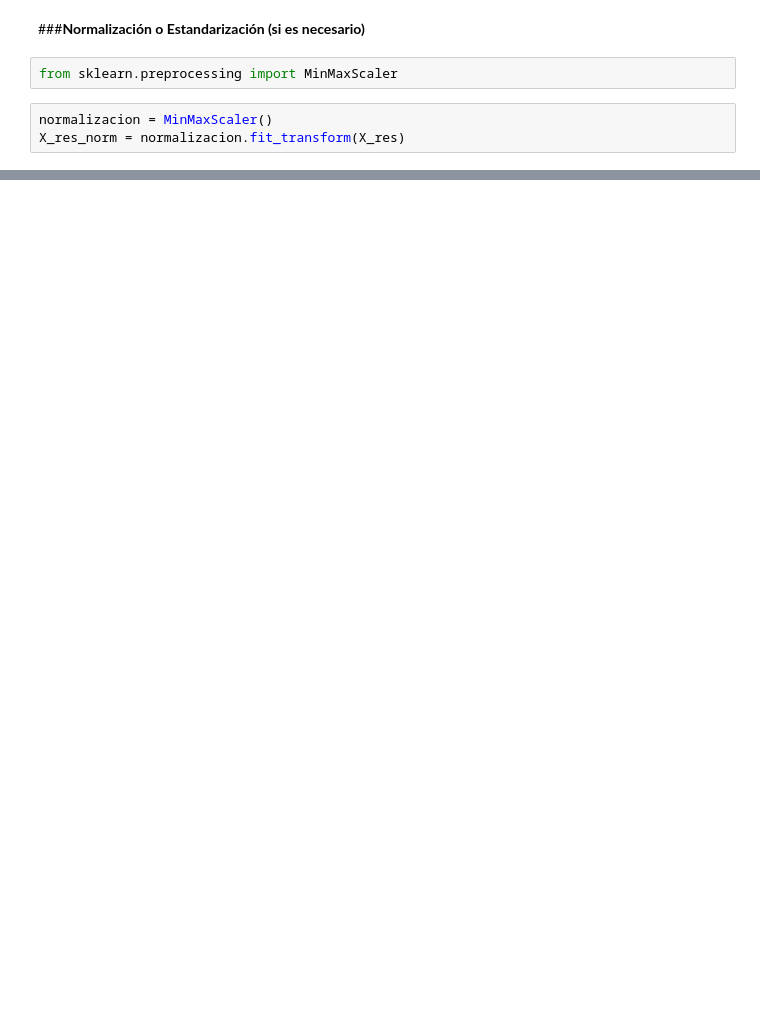
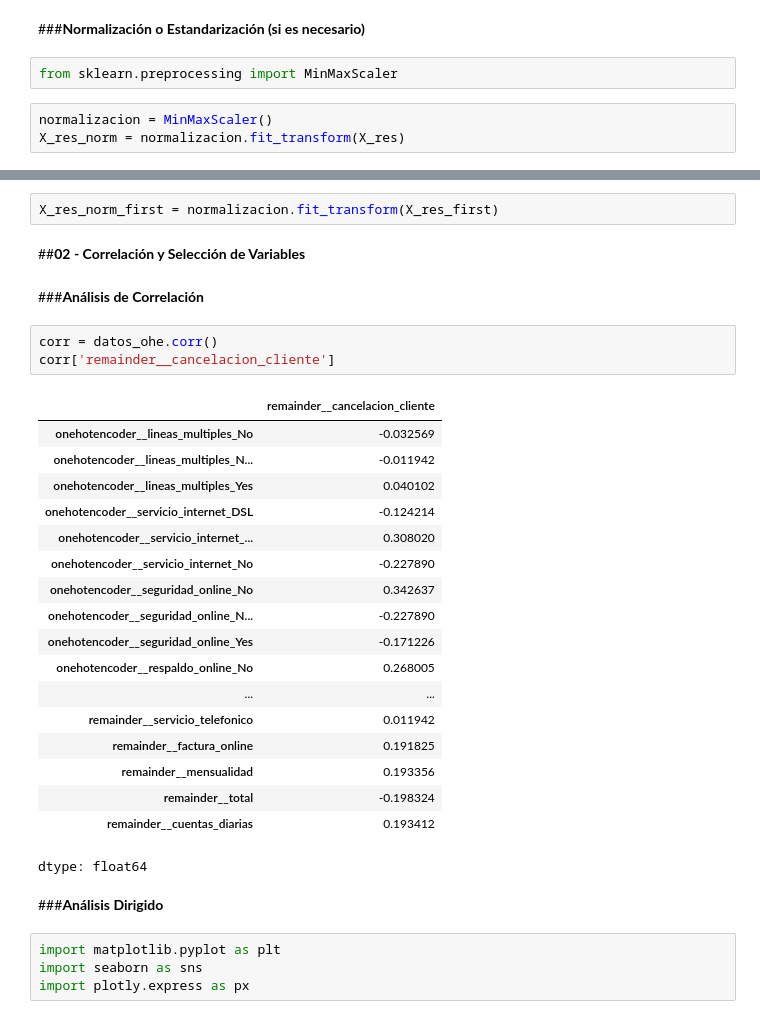
Before and after one commit to SebaDiezV/Challenge_TelecomX_Parte2_AluraLatam, a Jupyter notebook: TelecomX_Parte_2.ipynb, the cells around one changed output, grey strips where cells are left out. Cells and saved outputs as stored; diff of their text form; blank space fills up the shorter version.

```diff
--- a/TelecomX_Parte_2.ipynb
+++ b/TelecomX_Parte_2.ipynb
@@ -218 +277,35 @@ pd.DataFrame(X_res_norm)
 10348 rows × 41 columns
+# %%
+X_res_norm_first = normalizacion.fit_transform(X_res_first)
+# %% [markdown]
+##**02 - Correlación y Selección de Variables**
+# %% [markdown]
+###**Análisis de Correlación**
+# %%
+corr = datos_ohe.corr()
+corr['remainder__cancelacion_cliente']
+# %% [output]
+|  | remainder__cancelacion_cliente |
+| onehotencoder__lineas_multiples_No | -0.032569 |
+| onehotencoder__lineas_multiples_N... | -0.011942 |
+| onehotencoder__lineas_multiples_Yes | 0.040102 |
+| onehotencoder__servicio_internet_DSL | -0.124214 |
+| onehotencoder__servicio_internet_... | 0.308020 |
+| onehotencoder__servicio_internet_No | -0.227890 |
+| onehotencoder__seguridad_online_No | 0.342637 |
+| onehotencoder__seguridad_online_N... | -0.227890 |
+| onehotencoder__seguridad_online_Yes | -0.171226 |
+| onehotencoder__respaldo_online_No | 0.268005 |
+| ... | ... |
+| remainder__servicio_telefonico | 0.011942 |
+| remainder__factura_online | 0.191825 |
+| remainder__mensualidad | 0.193356 |
+| remainder__total | -0.198324 |
+| remainder__cuentas_diarias | 0.193412 |
+dtype: float64
+# %% [markdown]
+###**Análisis Dirigido**
+# %%
+import matplotlib.pyplot as plt
+import seaborn as sns
+import plotly.express as px
```
Also changed, not shown: parts of 19 cells of this notebook.
